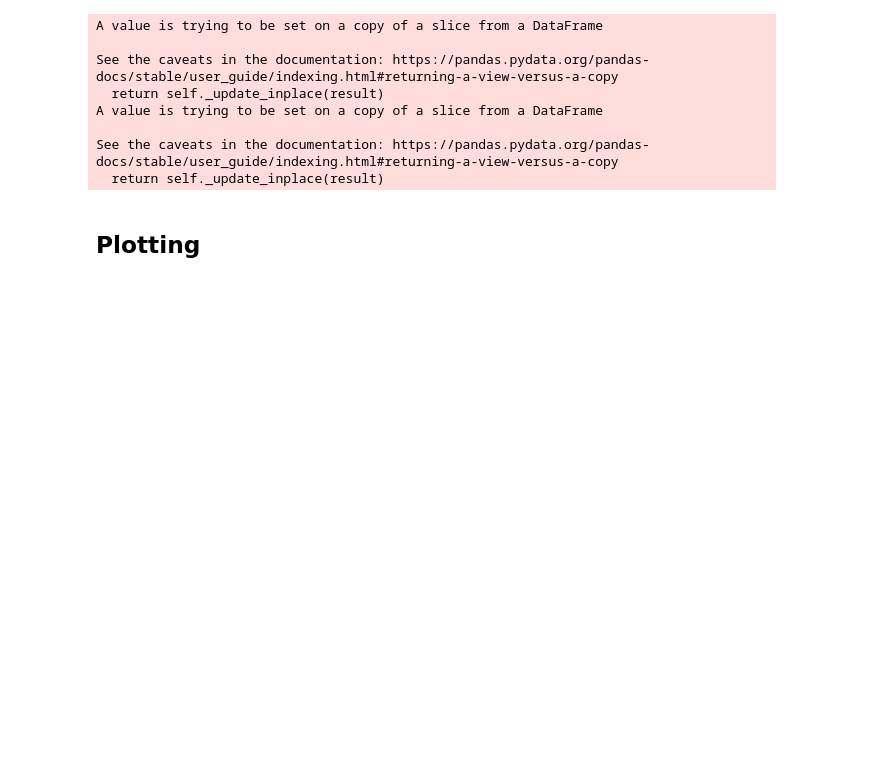
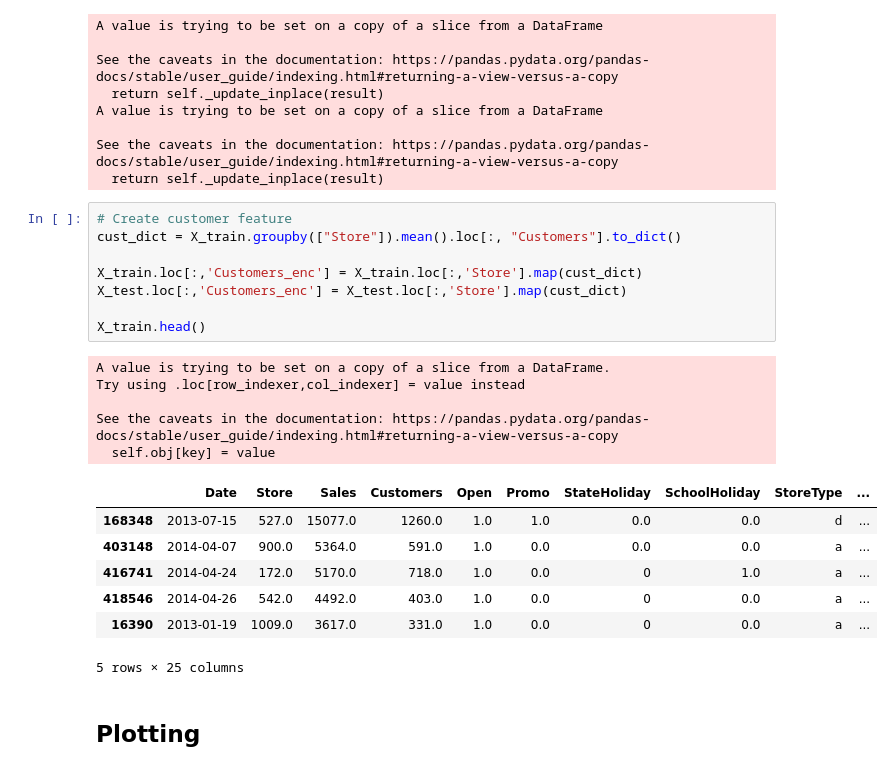
Before and after one commit to sb-olr/DSR-rossmann-competition, a Jupyter notebook: notebooks/feature_building.ipynb, the cells around one changed output. Cells and saved outputs as stored; diff of their text form; blank space fills up the shorter version.

```diff
--- a/notebooks/feature_building.ipynb
+++ b/notebooks/feature_building.ipynb
@@ -172,6 +159,27 @@ A value is trying to be set on a copy of a slice from a DataFrame
 
 See the caveats in the documentation: https://pandas.pydata.org/pandas-docs/stable/user_guide/indexing.html#returning-a-view-versus-a-copy
   return self._update_inplace(result)
+# %%
+# Create customer feature
+cust_dict = X_train.groupby(["Store"]).mean().loc[:, "Customers"].to_dict()
+
+X_train.loc[:,'Customers_enc'] = X_train.loc[:,'Store'].map(cust_dict)
+X_test.loc[:,'Customers_enc'] = X_test.loc[:,'Store'].map(cust_dict)
+
+X_train.head()
+# %% [output]
+A value is trying to be set on a copy of a slice from a DataFrame.
+Try using .loc[row_indexer,col_indexer] = value instead
+
+See the caveats in the documentation: https://pandas.pydata.org/pandas-docs/stable/user_guide/indexing.html#returning-a-view-versus-a-copy
+  self.obj[key] = value
+|  | Date | Store | Sales | Customers | Open | Promo | StateHoliday | SchoolHoliday | StoreType | ... |
+| 168348 | 2013-07-15 | 527.0 | 15077.0 | 1260.0 | 1.0 | 1.0 | 0.0 | 0.0 | d | ... |
+| 403148 | 2014-04-07 | 900.0 | 5364.0 | 591.0 | 1.0 | 0.0 | 0.0 | 0.0 | a | ... |
+| 416741 | 2014-04-24 | 172.0 | 5170.0 | 718.0 | 1.0 | 0.0 | 0 | 1.0 | a | ... |
+| 418546 | 2014-04-26 | 542.0 | 4492.0 | 403.0 | 1.0 | 0.0 | 0 | 0.0 | a | ... |
+| 16390 | 2013-01-19 | 1009.0 | 3617.0 | 331.0 | 1.0 | 0.0 | 0 | 0.0 | a | ... |
+5 rows × 25 columns
 # %% [markdown]
 ## Plotting
 # %%
```
Also changed, not shown: parts of 6 cells of this notebook, 15 other files.
